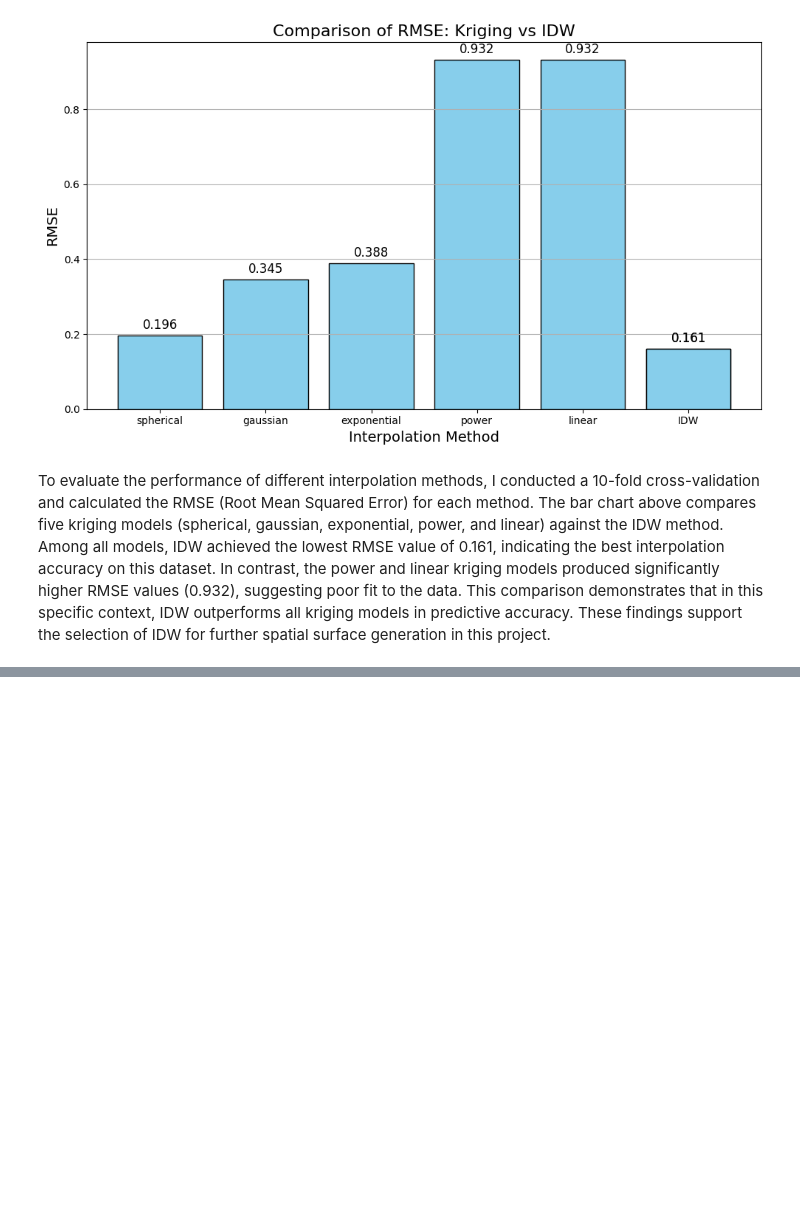
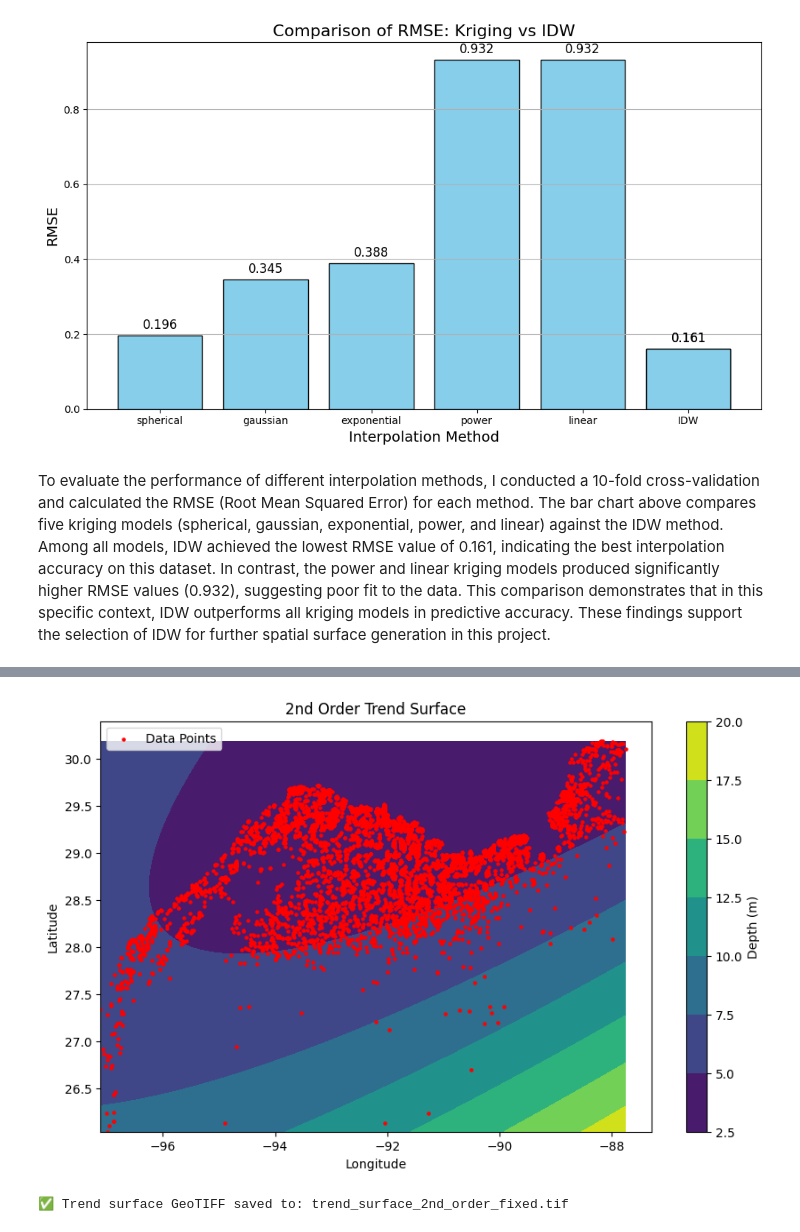
Before and after one commit to MONA100421/SSCI583_Project5, a Jupyter notebook: notebook/project5.ipynb, the cells around one changed output, grey strips where cells are left out. Saved outputs shown, nothing was run; the diff lists cells and outputs as text; code cells hidden in the pictures; blank space fills up the shorter version.

```diff
--- a/notebook/project5.ipynb
+++ b/notebook/project5.ipynb
@@ -403,0 +505,79 @@ To evaluate the performance of different interpolation methods, I conducted a 10
+# %%
+import numpy as np
+import pandas as pd
+import matplotlib.pyplot as plt
+from sklearn.linear_model import LinearRegression
+from rasterio.transform import from_origin
+import rasterio
+import os
+
+# === 1. 讀取點資料 ===
+df = pd.read_csv("../data/platforms_cleaned.csv")
+X = df[["LONGITUDE", "LATITUDE"]].values
+y = df["LOG_WDEPTH"].values
+
+# === 2. Trend Surface Regression（2nd-order 多項式）===
+X_poly = np.column_stack([
+    np.ones(len(X)),          # 常數項
+    X[:, 0], X[:, 1],         # 一次項
+    X[:, 0]**2, X[:, 0]*X[:, 1], X[:, 1]**2  # 二次項
+])
+
+model = LinearRegression()
+model.fit(X_poly, y)
+
+# === 3. 建立格網（輸出影像大小）===
+lon_min, lon_max = df["LONGITUDE"].min(), df["LONGITUDE"].max()
+lat_min, lat_max = df["LATITUDE"].min(), df["LATITUDE"].max()
+
+grid_res = 0.01  # 度 (約1km)
+lon_grid = np.arange(lon_min, lon_max, grid_res)
+lat_grid = np.arange(lat_min, lat_max, grid_res)
+
+lon_mesh, lat_mesh = np.meshgrid(lon_grid, lat_grid)
+
+grid_poly = np.column_stack([
+    np.ones(lon_mesh.size),
+    lon_mesh.ravel(),
+    lat_mesh.ravel(),
+    lon_mesh.ravel()**2,
+    lon_mesh.ravel()*lat_mesh.ravel(),
+    lat_mesh.ravel()**2
+])
+
+z_pred = model.predict(grid_poly)
+Z_surface = z_pred.reshape(lon_mesh.shape)
+
+# === 4. 顯示圖形預覽 ===
+plt.figure(figsize=(10, 6))
+plt.contourf(lon_mesh, lat_mesh, Z_surface, cmap="viridis")
+plt.colorbar(label="Depth (m)")
+plt.scatter(df["LONGITUDE"], df["LATITUDE"], color="red", s=5, label="Data Points")
+plt.title("2nd Order Trend Surface")
+plt.xlabel("Longitude")
+plt.ylabel("Latitude")
+plt.legend()
+plt.show()
+
+# === 5. 匯出 GeoTIFF（不加 CRS）===
+transform = from_origin(lon_min, lat_max, grid_res, grid_res)
+
+# 輸出目錄
+out_file = "trend_surface_2nd_order_fixed.tif"
+with rasterio.open(
+    out_file,
+    "w",
+    driver="GTiff",
+    height=Z_surface.shape[0],
+    width=Z_surface.shape[1],
+    count=1,
+    dtype="float32",
+    transform=transform,
+    # 🟡 注意：這裡不使用 crs= 避免出錯
+) as dst:
+    dst.write(Z_surface.astype("float32"), 1)
+
+print(f"✅ Trend surface GeoTIFF saved to: {out_file}")
+# %% [output]
+[figure, added]
+✅ Trend surface GeoTIFF saved to: trend_surface_2nd_order_fixed.tif
```
Also changed, not shown: parts of 4 cells of this notebook, 5 other files.
